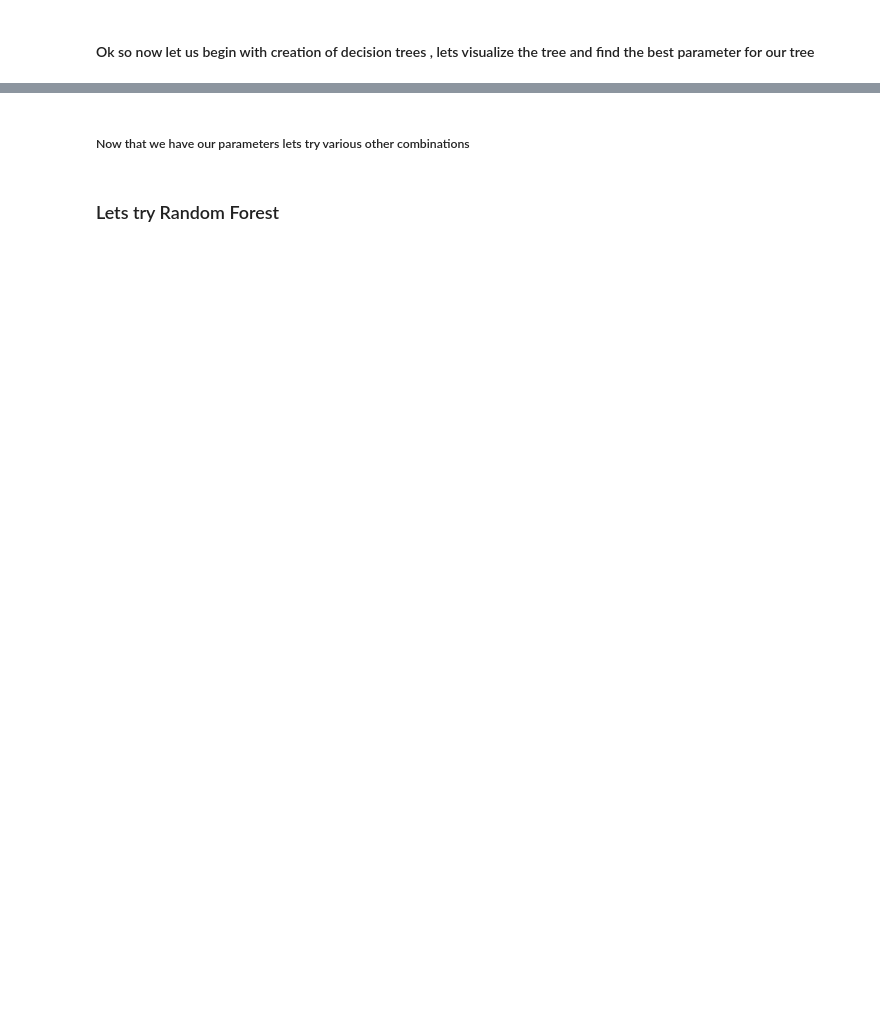
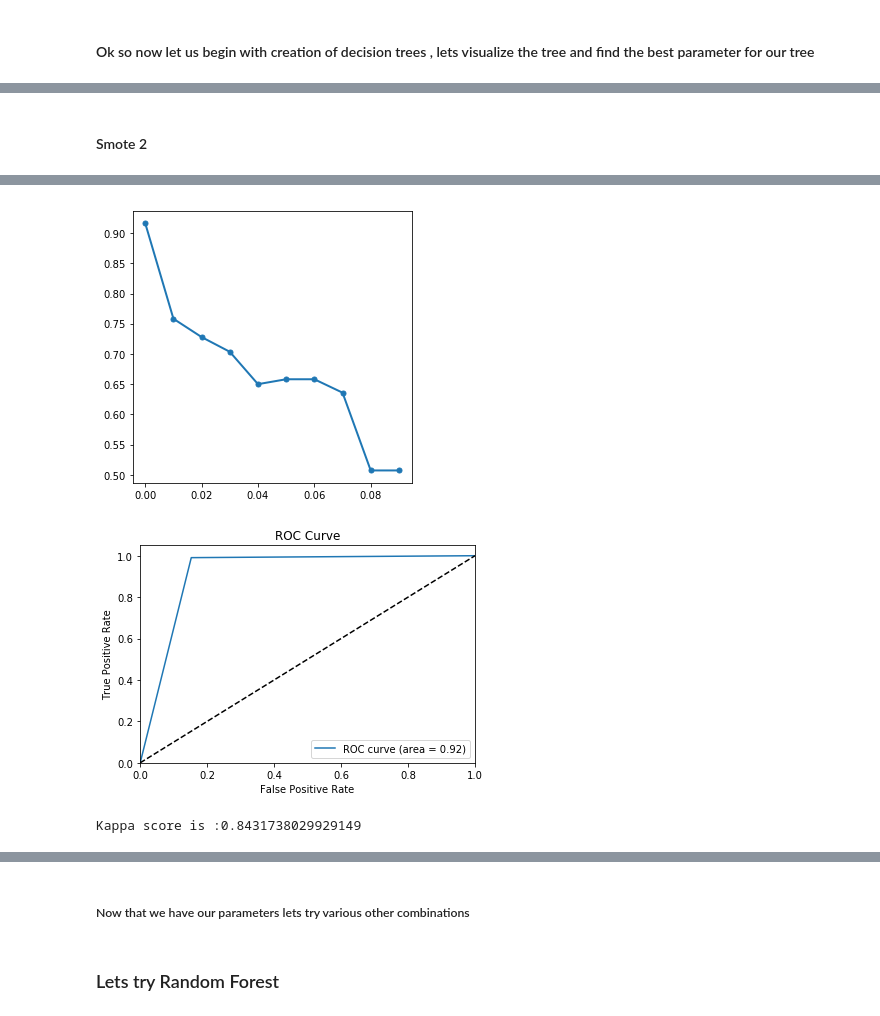
Before and after one commit to mmd52/HR_Employee_Attrition, a Jupyter notebook: ModelingDtree_Final.ipynb, the cells around one changed output, grey strips where cells are left out. Drawn from its saved outputs; the diff is of its cells as text; code cells hidden in the pictures; blank space fills up the shorter version.

```diff
--- a/ModelingDtree_Final.ipynb
+++ b/ModelingDtree_Final.ipynb
@@ -254,0 +351,77 @@ cohen_kappa_score(y_test,pred)
+# %% [markdown]
+#### Smote 2
+# %%
+print("==================== Data Loading ======================")
+start_time = time.time()
+df=pd.read_csv('SmoteData_2.csv')
+del df['Unnamed: 0']
+print("==================== Data Loaded In ======================")
+print("Duration: --- %s Minutes ---" % ((time.time() - start_time)/60))
+print(df.shape)
+# Break data into test and train
+
+train, test = sklearn.cross_validation.train_test_split(df, train_size = 0.75,random_state=r_state)
+print("For Main Data Set :",df['Attrition'].count())
+print("For Train Set :",train['Attrition'].count())
+print("For Test Set :",test['Attrition'].count())
+
+x_train=train.drop(train.columns[50], axis = 1)
+x_test=test.drop(test.columns[50], axis = 1)
+y_train=train['Attrition']
+y_test=test['Attrition']
+
+r_state=52
+avg_scores = []
+parameter_values = np.arange(0,0.1, 0.01)
+for mid in parameter_values:
+    estimator = tree.DecisionTreeClassifier(criterion="entropy", random_state = r_state, min_impurity_decrease = mid)
+    scores = cross_val_score(estimator, x_train, y_train, scoring='accuracy', cv = 10)
+    avg_scores.append(np.mean(scores))
+#print(avg_scores)
+
+plt.figure(figsize=(5,5))
+plt.plot(parameter_values, avg_scores, '-o', linewidth=2, markersize=5)
+print("The top accuracy forecast with cross validation is {0:.1f}%".format(avg_scores[np.argmax(avg_scores)]*100))
+print("Obtained with min_impurity_decrease = {0:.1f}".format(parameter_values[np.argmax(avg_scores)]))
+
+estimator = tree.DecisionTreeClassifier(criterion="entropy", random_state = r_state,
+                                        min_impurity_decrease = 0.0)
+estimator.fit(x_train,y_train)
+y_predicted = estimator.predict(x_train)
+accuracy_full = np.mean( y_train== y_predicted) * 100
+print("The accuracy on full training set is {0:.1f}%".format(accuracy_full))
+
+
+model=estimator
+pred=model.predict(x_test)
+cm_df = pd.DataFrame(confusion_matrix(y_test, pred).T, index=model.classes_,
+                     columns=model.classes_)
+cm_df.index.name = 'Predicted'
+cm_df.columns.name = 'True'
+print(cm_df)
+print(classification_report(y_test, pred))
+print(model.score(x_test,y_test))
+
+print("Duration: --- %s Minutes ---" % ((time.time() - start_time)/60))
+
+fpr, tpr, _ = roc_curve(y_test, pred)
+
+# Calculate the AUC
+roc_auc = auc(fpr, tpr)
+print('ROC AUC: %0.2f' % roc_auc)
+
+# Plot of a ROC curve for a specific class
+plt.figure()
+plt.plot(fpr, tpr, label='ROC curve (area = %0.2f)' % roc_auc)
+plt.plot([0, 1], [0, 1], 'k--')
+plt.xlim([0.0, 1.0])
+plt.ylim([0.0, 1.05])
+plt.xlabel('False Positive Rate')
+plt.ylabel('True Positive Rate')
+plt.title('ROC Curve')
+plt.legend(loc="lower right")
+plt.show()
+
+from sklearn.metrics import cohen_kappa_score
+print("Kappa score is :"+str(cohen_kappa_score(y_test,pred)))
+# %% [output]
@@ -254,0 +445,3 @@ cohen_kappa_score(y_test,pred)
+[figure, added]
+[figure, added]
+Kappa score is :0.8431738029929149
```
Also changed, not shown: parts of 46 cells of this notebook, 6 other files.
